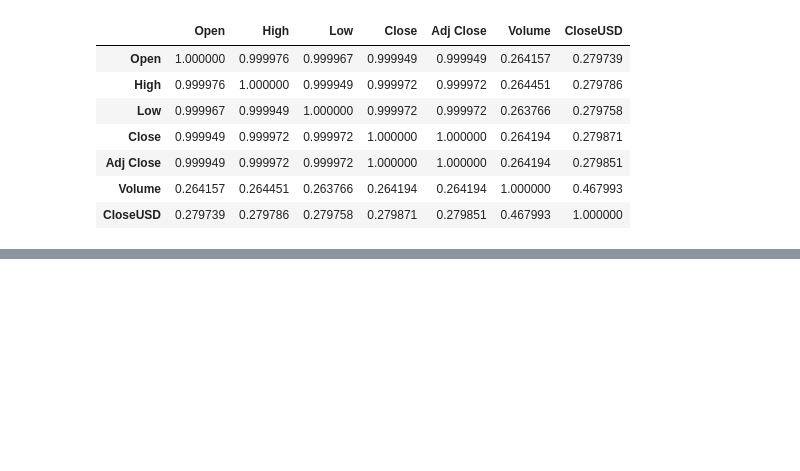
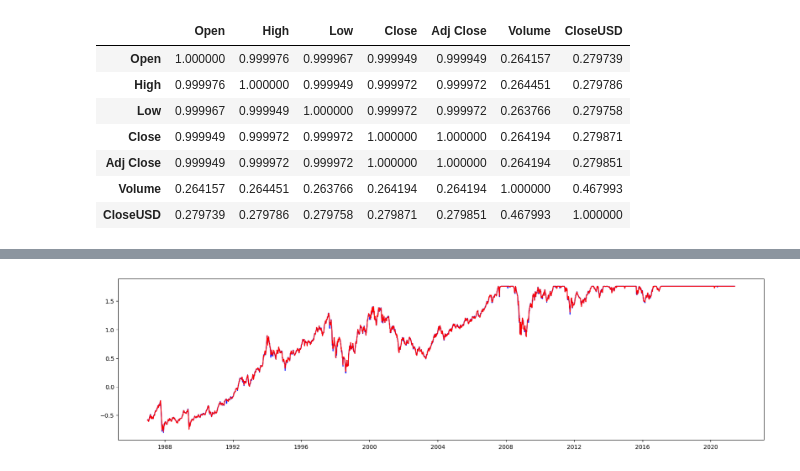
Before and after one commit to arjun8009/Python-Exeter, a Jupyter notebook: Learning From Data ECMM445 - CA1 part 2.ipynb, the cells around one changed output, grey strips where cells are left out. Saved outputs shown, nothing was run; the diff lists cells and outputs as text; code cells hidden in the pictures; blank space fills up the shorter version.

```diff
--- a/Learning From Data ECMM445 - CA1 part 2.ipynb
+++ b/Learning From Data ECMM445 - CA1 part 2.ipynb
@@ -509,0 +536,21 @@ r2 score in test set is 0.9988696327769906
+# %%
+indexes = data_final[data['Index']=='HSI'].index
+test_indexes = [i for  i in xtest.index if i in indexes]
+# %%
+xtest_hsi = xtest[xtest.index.isin(test_indexes)]
+ytest_hsi = ytest[ytest.index.isin(test_indexes)]
+# %%
+xtest_hsi.sort_index(axis =0 ,inplace=True)
+ytest_hsi.sort_index(axis =0 ,inplace=True)
+# %%
+test_dates = data_hsi['Date']
+test_dates.sort_index(axis=0 , inplace=True)
+test_dates = test_dates.to_numpy()
+Dates = test_dates[test_indexes]
+Dates.sort()
+plt.figure(figsize=(20,5))
+plt.plot(Dates,ytest_hsi,color='blue')
+plt.plot(Dates,model_randomForest.predict(xtest_hsi),color='Red')
+plt.show()
+# %% [output]
+[figure, added]
```
Also changed, not shown: parts of 11 cells of this notebook.
